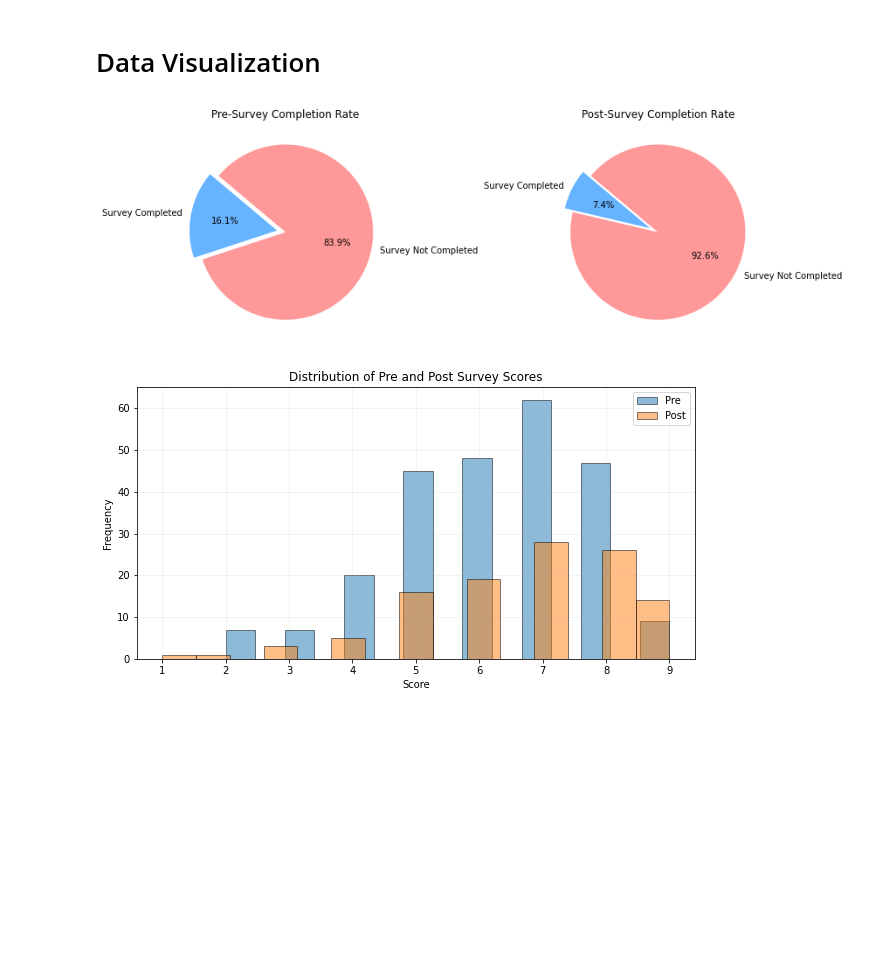
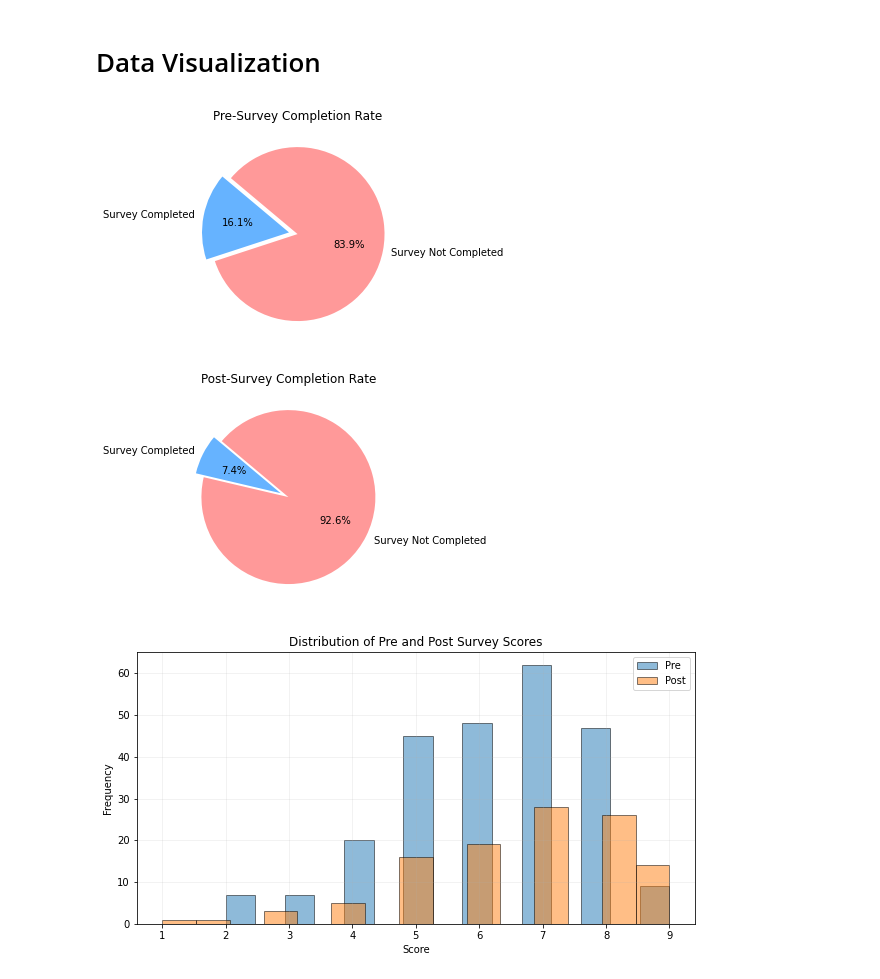
Before and after one commit to eldarsaraj/crt-assessment, a Jupyter notebook: _build/jupyter_execute/Files/code.ipynb, the cells around one changed output. Drawn from its saved outputs; the diff is of its cells as text; code cells hidden in the pictures; blank space fills up the shorter version.

```diff
--- a/_build/jupyter_execute/Files/code.ipynb
+++ b/_build/jupyter_execute/Files/code.ipynb
@@ -338,39 +338,41 @@ Pooled Cohen's d: 0.30343417836348074
 import matplotlib.pyplot as plt
 
 # Data for Pre-Survey
 total_students_pre = 1518
 survey_completed_pre = 245
 survey_not_completed_pre = total_students_pre - survey_completed_pre
 
 # Data for Post-Survey
 total_students_post = 1518
 survey_completed_post = 113
 survey_not_completed_post = total_students_post - survey_completed_post
 
 labels = ['Survey Completed', 'Survey Not Completed']
 sizes_pre = [survey_completed_pre, survey_not_completed_pre]
 sizes_post = [survey_completed_post, survey_not_completed_post]
 colors = ['#66b3ff', '#ff9999']
 explode = (0.1, 0)  # explode 1st slice
 
-# Create subplots
-fig, (ax1, ax2) = plt.subplots(1, 2, figsize=(12, 4))
-
 # Pie chart for Pre-Survey
+fig1, ax1 = plt.subplots()
 ax1.pie(sizes_pre, explode=explode, labels=labels, colors=colors, autopct='%1.1f%%', shadow=False, startangle=140)
 ax1.set_aspect('equal')  # Equal aspect ratio ensures that pie is drawn as a circle.
 ax1.set_title('Pre-Survey Completion Rate')
 
+# Display the Pre-Survey plot
+plt.show()
+
 # Pie chart for Post-Survey
+fig2, ax2 = plt.subplots()
 ax2.pie(sizes_post, explode=explode, labels=labels, colors=colors, autopct='%1.1f%%', shadow=False, startangle=140)
 ax2.set_aspect('equal')
 ax2.set_title('Post-Survey Completion Rate')
 
-# Display the plot
-plt.tight_layout()  # Adjust subplots to fit into figure area.
+# Display the Post-Survey plot
 plt.show()
 # %% [output]
-[figure, old version]
+[figure, new version]
+[figure, added]
 # %%
 plt.figure(figsize=(10,5))
 plt.hist(pre_df['Score'], bins=15, alpha=0.5, label='Pre', edgecolor='black')
```
Also changed, not shown: 24 other files.
